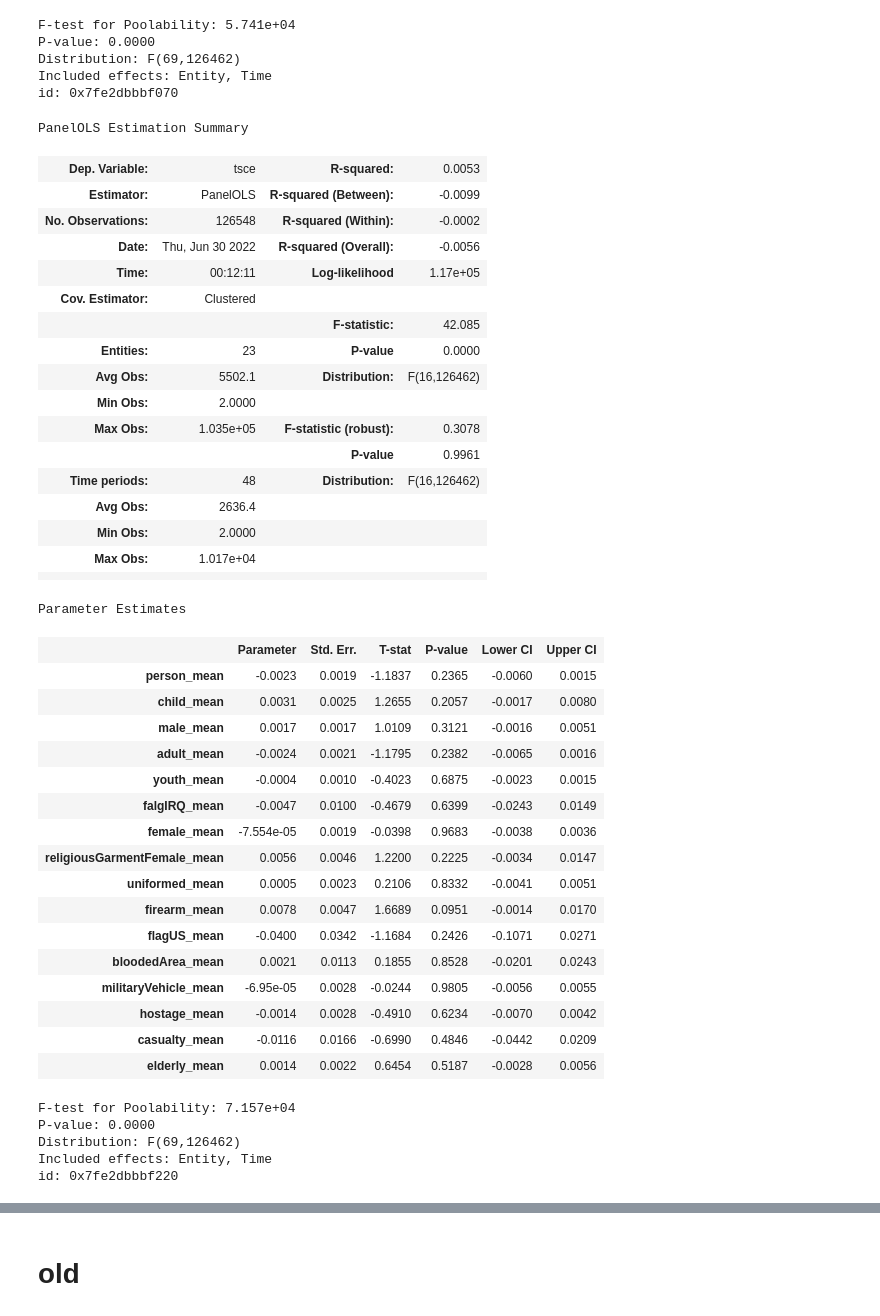
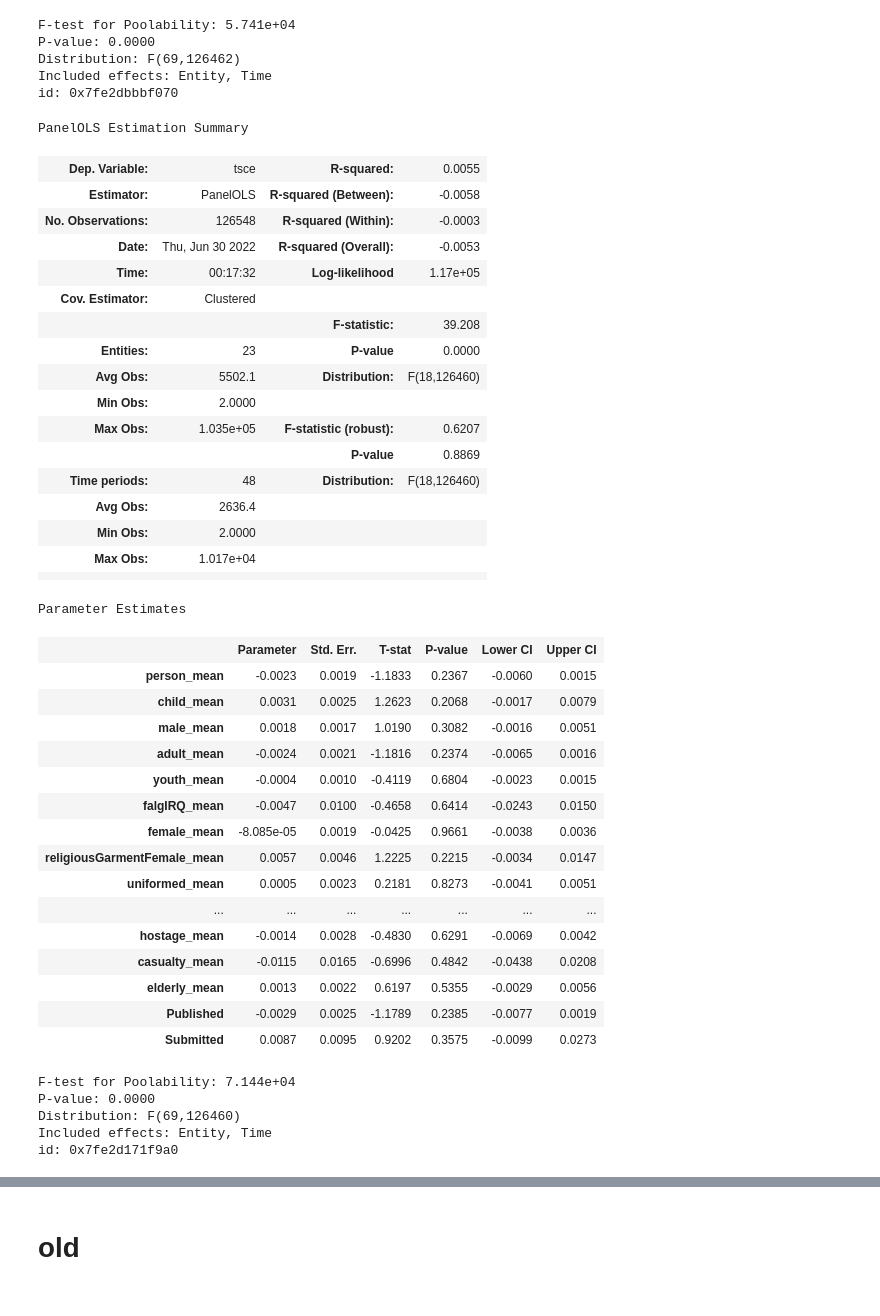
Before and after one commit to Polichinel/Detectron2, a Jupyter notebook: misc/assorted_stats.ipynb, the cells around one changed output, grey strips where cells are left out. Saved outputs shown, nothing was run; the diff lists cells and outputs as text; code cells hidden in the pictures.

```diff
--- a/misc/assorted_stats.ipynb
+++ b/misc/assorted_stats.ipynb
@@ -993,54 +995,53 @@ Included effects: Entity, Time
 id: 0x7fe2dbbbf070
 # %%
 
-X = df_sub.loc[:, list_of_features_mean] # raw is ref
+X = df_sub.loc[:, list_of_features_mean + ['Published', 'Submitted']] # raw is ref
 y = df_sub.loc[:, 'tsce']
 
 m = PanelOLS(dependent=y,
             exog=X,
             entity_effects=True,
             time_effects=True)
 
 m.fit(cov_type='clustered', cluster_time=True, cluster_entity=True)
 # %% [output]
 PanelOLS Estimation Summary
-| Dep. Variable: | tsce | R-squared: | 0.0053 |
-| Estimator: | PanelOLS | R-squared (Between): | -0.0099 |
-| No. Observations: | 126548 | R-squared (Within): | -0.0002 |
-| Date: | Thu, Jun 30 2022 | R-squared (Overall): | -0.0056 |
-| Time: | 00:12:11 | Log-likelihood | 1.17e+05 |
+| Dep. Variable: | tsce | R-squared: | 0.0055 |
+| Estimator: | PanelOLS | R-squared (Between): | -0.0058 |
+| No. Observations: | 126548 | R-squared (Within): | -0.0003 |
+| Date: | Thu, Jun 30 2022 | R-squared (Overall): | -0.0053 |
+| Time: | 00:17:32 | Log-likelihood | 1.17e+05 |
 | Cov. Estimator: | Clustered |  |  |
-|  |  | F-statistic: | 42.085 |
+|  |  | F-statistic: | 39.208 |
 | Entities: | 23 | P-value | 0.0000 |
-| Avg Obs: | 5502.1 | Distribution: | F(16,126462) |
+| Avg Obs: | 5502.1 | Distribution: | F(18,126460) |
 | Min Obs: | 2.0000 |  |  |
-| Max Obs: | 1.035e+05 | F-statistic (robust): | 0.3078 |
-|  |  | P-value | 0.9961 |
-| Time periods: | 48 | Distribution: | F(16,126462) |
+| Max Obs: | 1.035e+05 | F-statistic (robust): | 0.6207 |
+|  |  | P-value | 0.8869 |
+| Time periods: | 48 | Distribution: | F(18,126460) |
 | Avg Obs: | 2636.4 |  |  |
 | Min Obs: | 2.0000 |  |  |
 | Max Obs: | 1.017e+04 |  |  |
 |  |  |  |  |
 Parameter Estimates
 |  | Parameter | Std. Err. | T-stat | P-value | Lower CI | Upper CI |
-| person_mean | -0.0023 | 0.0019 | -1.1837 | 0.2365 | -0.0060 | 0.0015 |
-| child_mean | 0.0031 | 0.0025 | 1.2655 | 0.2057 | -0.0017 | 0.0080 |
-| male_mean | 0.0017 | 0.0017 | 1.0109 | 0.3121 | -0.0016 | 0.0051 |
-| adult_mean | -0.0024 | 0.0021 | -1.1795 | 0.2382 | -0.0065 | 0.0016 |
-| youth_mean | -0.0004 | 0.0010 | -0.4023 | 0.6875 | -0.0023 | 0.0015 |
-| falgIRQ_mean | -0.0047 | 0.0100 | -0.4679 | 0.6399 | -0.0243 | 0.0149 |
-| female_mean | -7.554e-05 | 0.0019 | -0.0398 | 0.9683 | -0.0038 | 0.0036 |
-| religiousGarmentFemale_mean | 0.0056 | 0.0046 | 1.2200 | 0.2225 | -0.0034 | 0.0147 |
-| uniformed_mean | 0.0005 | 0.0023 | 0.2106 | 0.8332 | -0.0041 | 0.0051 |
-| firearm_mean | 0.0078 | 0.0047 | 1.6689 | 0.0951 | -0.0014 | 0.0170 |
-| flagUS_mean | -0.0400 | 0.0342 | -1.1684 | 0.2426 | -0.1071 | 0.0271 |
-| bloodedArea_mean | 0.0021 | 0.0113 | 0.1855 | 0.8528 | -0.0201 | 0.0243 |
-| militaryVehicle_mean | -6.95e-05 | 0.0028 | -0.0244 | 0.9805 | -0.0056 | 0.0055 |
-| hostage_mean | -0.0014 | 0.0028 | -0.4910 | 0.6234 | -0.0070 | 0.0042 |
-| casualty_mean | -0.0116 | 0.0166 | -0.6990 | 0.4846 | -0.0442 | 0.0209 |
-| elderly_mean | 0.0014 | 0.0022 | 0.6454 | 0.5187 | -0.0028 | 0.0056 |
+| person_mean | -0.0023 | 0.0019 | -1.1833 | 0.2367 | -0.0060 | 0.0015 |
+| child_mean | 0.0031 | 0.0025 | 1.2623 | 0.2068 | -0.0017 | 0.0079 |
+| male_mean | 0.0018 | 0.0017 | 1.0190 | 0.3082 | -0.0016 | 0.0051 |
+| adult_mean | -0.0024 | 0.0021 | -1.1816 | 0.2374 | -0.0065 | 0.0016 |
+| youth_mean | -0.0004 | 0.0010 | -0.4119 | 0.6804 | -0.0023 | 0.0015 |
+| falgIRQ_mean | -0.0047 | 0.0100 | -0.4658 | 0.6414 | -0.0243 | 0.0150 |
+| female_mean | -8.085e-05 | 0.0019 | -0.0425 | 0.9661 | -0.0038 | 0.0036 |
+| religiousGarmentFemale_mean | 0.0057 | 0.0046 | 1.2225 | 0.2215 | -0.0034 | 0.0147 |
+| uniformed_mean | 0.0005 | 0.0023 | 0.2181 | 0.8273 | -0.0041 | 0.0051 |
+| ... | ... | ... | ... | ... | ... | ... |
+| hostage_mean | -0.0014 | 0.0028 | -0.4830 | 0.6291 | -0.0069 | 0.0042 |
+| casualty_mean | -0.0115 | 0.0165 | -0.6996 | 0.4842 | -0.0438 | 0.0208 |
+| elderly_mean | 0.0013 | 0.0022 | 0.6197 | 0.5355 | -0.0029 | 0.0056 |
+| Published | -0.0029 | 0.0025 | -1.1789 | 0.2385 | -0.0077 | 0.0019 |
+| Submitted | 0.0087 | 0.0095 | 0.9202 | 0.3575 | -0.0099 | 0.0273 |
-F-test for Poolability: 7.157e+04
+F-test for Poolability: 7.144e+04
 P-value: 0.0000
-Distribution: F(69,126462)
+Distribution: F(69,126460)
 Included effects: Entity, Time
-id: 0x7fe2dbbbf220
+id: 0x7fe2d171f9a0
```
Also changed, not shown: parts of 10 cells of this notebook.
